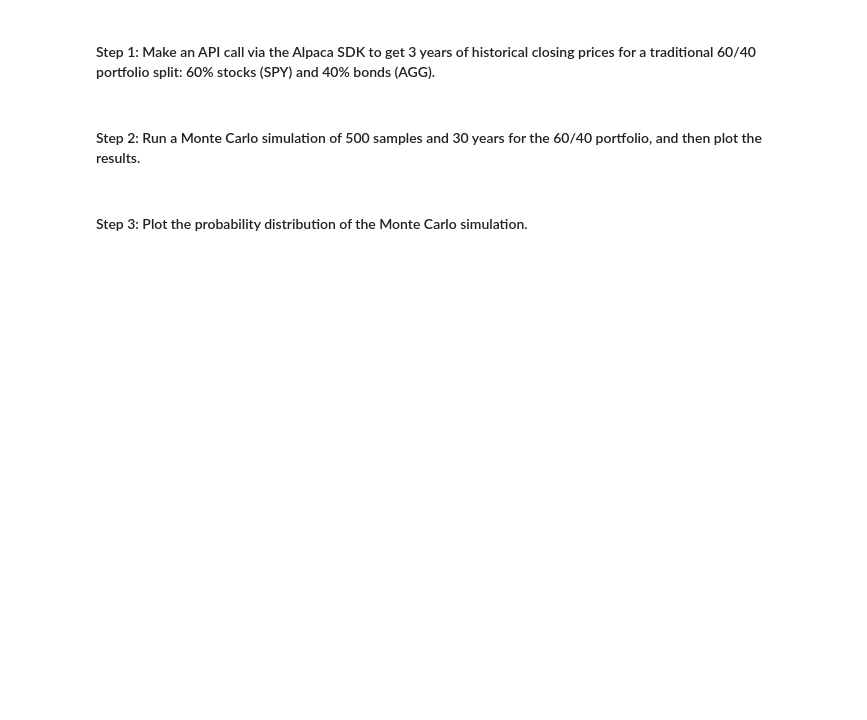
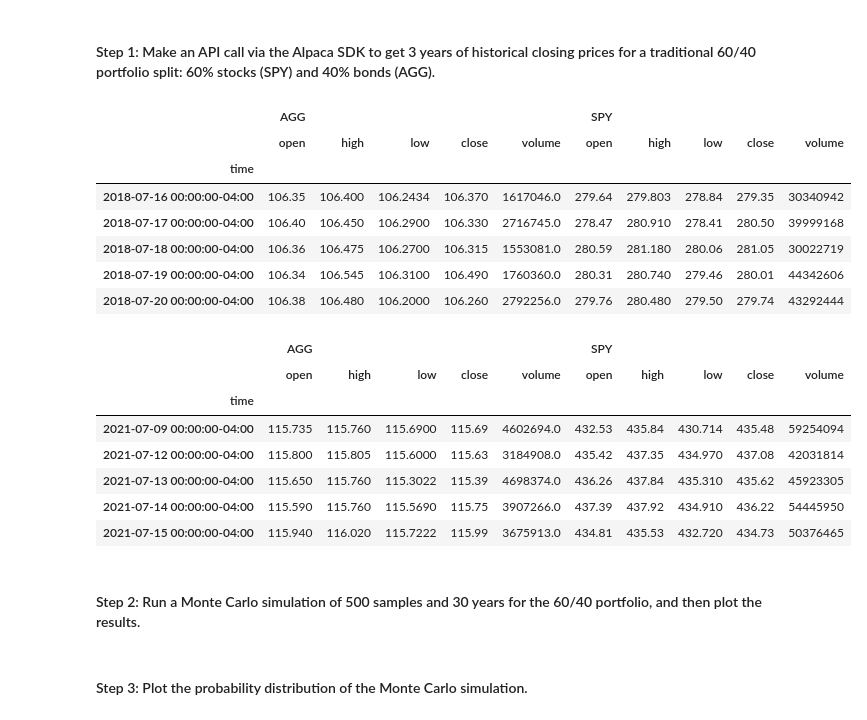
Before and after one commit to douglasg-fintec/Financial-Planner, a Jupyter notebook: financial_planning_tools.ipynb, the cells around one changed output. Cells and saved outputs as stored; diff of their text form; code cells hidden in the pictures; blank space fills up the shorter version.

Commit message:
Triend new scxearnio with MC simulation

```diff
--- a/financial_planning_tools.ipynb
+++ b/financial_planning_tools.ipynb
@@ -403,22 +423,48 @@ In this section, you’ll use the MCForecastTools library to create a Monte Carl
 # %%
 # Set start and end dates of 3 years back from your current date
 # Alternatively, you can use an end date of 2020-08-07 and work 3 years back from that date
-# YOUR CODE HERE
-# YOUR CODE HERE
+# Set start and end datetimes of 1 year, between now and 365 days ago.
+start_date = pd.Timestamp("2018-07-15", tz="America/New_York").isoformat()
+end_date = pd.Timestamp("2021-07-15", tz="America/New_York").isoformat()
 
 # Set number of rows to 1000 to retrieve the maximum amount of rows
-# YOUR CODE HERE
+limit_rows = 1000
 # %%
 # Use the Alpaca get_barset function to make the API call to get the 3 years worth of pricing data
 # The tickers and timeframe parameters should have been set in Part 1 of this activity
 # The start and end dates should be updated with the information set above
 # Remember to add the df property to the end of the call so the response is returned as a DataFrame
-# YOUR CODE HERE
+
+# Get 1 year's worth of historical data for Tesla and Coca-Cola
+simulation_prices_df = api.get_barset(
+  tickers,
+  timeframe,
+  start=start_date,
+  end=end_date,
+  limit=limit_rows
+).df
 
 
 # Display both the first and last five rows of the DataFrame
-# YOUR CODE HERE
-# YOUR CODE HERE
+display(simulation_prices_df.head())
+display(simulation_prices_df.tail())
+# %% [output]
+|  | AGG |  |  |  |  | SPY |  |  |  |  |
+|  | open | high | low | close | volume | open | high | low | close | volume |
+| time |  |  |  |  |  |  |  |  |  |  |
+| 2018-07-16 00:00:00-04:00 | 106.35 | 106.400 | 106.2434 | 106.370 | 1617046.0 | 279.64 | 279.803 | 278.84 | 279.35 | 30340942 |
+| 2018-07-17 00:00:00-04:00 | 106.40 | 106.450 | 106.2900 | 106.330 | 2716745.0 | 278.47 | 280.910 | 278.41 | 280.50 | 39999168 |
+| 2018-07-18 00:00:00-04:00 | 106.36 | 106.475 | 106.2700 | 106.315 | 1553081.0 | 280.59 | 281.180 | 280.06 | 281.05 | 30022719 |
+| 2018-07-19 00:00:00-04:00 | 106.34 | 106.545 | 106.3100 | 106.490 | 1760360.0 | 280.31 | 280.740 | 279.46 | 280.01 | 44342606 |
+| 2018-07-20 00:00:00-04:00 | 106.38 | 106.480 | 106.2000 | 106.260 | 2792256.0 | 279.76 | 280.480 | 279.50 | 279.74 | 43292444 |
+|  | AGG |  |  |  |  | SPY |  |  |  |  |
+|  | open | high | low | close | volume | open | high | low | close | volume |
+| time |  |  |  |  |  |  |  |  |  |  |
+| 2021-07-09 00:00:00-04:00 | 115.735 | 115.760 | 115.6900 | 115.69 | 4602694.0 | 432.53 | 435.84 | 430.714 | 435.48 | 59254094 |
+| 2021-07-12 00:00:00-04:00 | 115.800 | 115.805 | 115.6000 | 115.63 | 3184908.0 | 435.42 | 437.35 | 434.970 | 437.08 | 42031814 |
+| 2021-07-13 00:00:00-04:00 | 115.650 | 115.760 | 115.3022 | 115.39 | 4698374.0 | 436.26 | 437.84 | 435.310 | 435.62 | 45923305 |
+| 2021-07-14 00:00:00-04:00 | 115.590 | 115.760 | 115.5690 | 115.75 | 3907266.0 | 437.39 | 437.92 | 434.910 | 436.22 | 54445950 |
+| 2021-07-15 00:00:00-04:00 | 115.940 | 116.020 | 115.7222 | 115.99 | 3675913.0 | 434.81 | 435.53 | 432.720 | 434.73 | 50376465 |
 # %% [markdown]
 #### Step 2: Run a Monte Carlo simulation of 500 samples and 30 years for the 60/40 portfolio, and then plot the results.
 # %%
```
Also changed, not shown: parts of 16 cells of this notebook.
